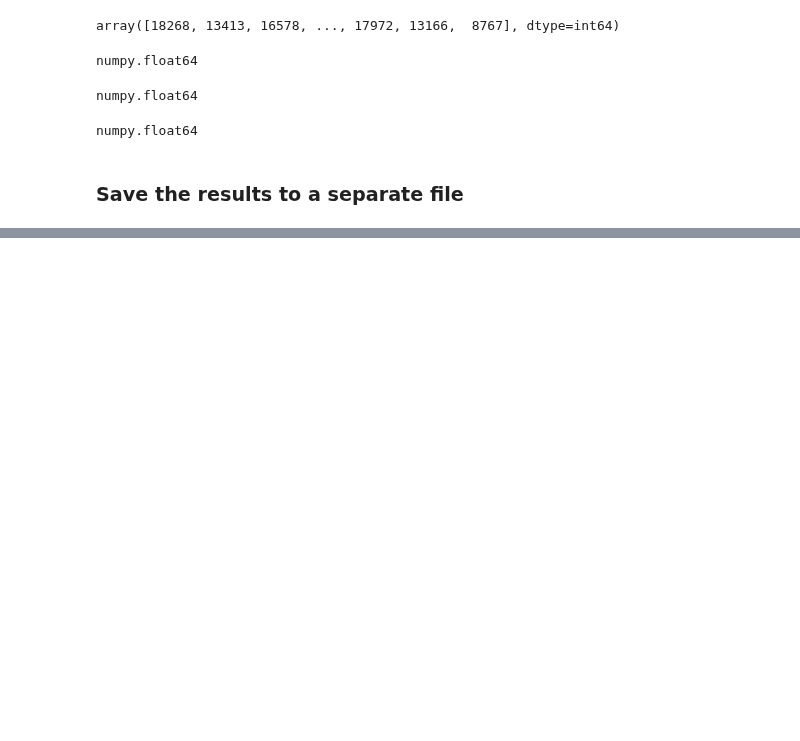
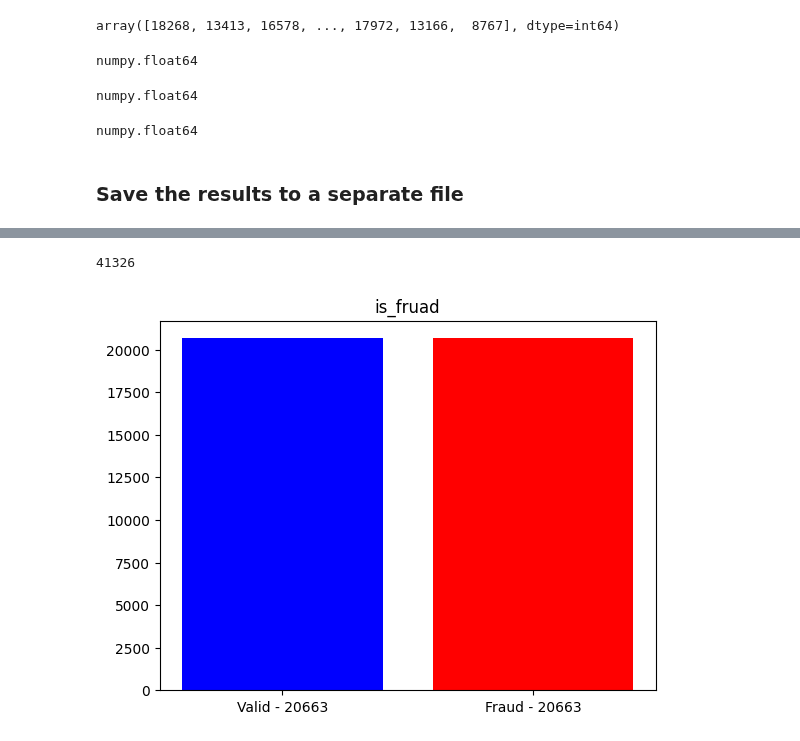
Before and after one commit to Mykhailo20/DS_Bootcamp_2023, a Jupyter notebook: Homework_8/Analysis/Data_Analysis.ipynb, the cells around one changed output, grey strips where cells are left out. Cells and saved outputs as stored; diff of their text form; code cells hidden in the pictures; blank space fills up the shorter version.

Commit message:
Homework_8: Balance the dataset and check the results

```diff
--- a/Homework_8/Analysis/Data_Analysis.ipynb
+++ b/Homework_8/Analysis/Data_Analysis.ipynb
@@ -779,0 +764,3 @@ test_train_df[['TransactionID', 'isFraud', 'TransactionDT', 'ProductCD', 'card1'
+# %%
+df = pd.read_csv('data/final_data/numerical_train.csv')
+df.head()
@@ -779,0 +798,29 @@ test_train_df[['TransactionID', 'isFraud', 'TransactionDT', 'ProductCD', 'card1'
+# %%
+# Assuming you have a DataFrame named 'df' with a target column 'target' (0 or 1)
+# Split the dataset into majority and minority classes
+majority_class = df[df['isFraud'] == 0]
+minority_class = df[df['isFraud'] == 1]
+
+# Downsample the majority class to match the size of the minority class
+majority_downsampled = resample(majority_class, replace=False, n_samples=len(minority_class), random_state=42)
+
+# Combine the downsampled majority class with the minority class to create a balanced dataset
+df = pd.concat([minority_class, majority_downsampled])
+len(df)
+# %% [output]
+41326
+# %%
+plt.rcdefaults()
+# obtain ground truth from train column
+is_fraud = df['isFraud'].values
+
+# get counts of fruad and not fruad
+__num_valid = np.sum(is_fraud == 0)
+__num_fraud = is_fraud.size - __num_valid
+
+plt.bar([0, 1], [__num_valid, __num_fraud], color=['blue', 'red'], tick_label=[f"Valid - {__num_valid}", f"Fraud - {__num_fraud}"])
+plt.title('is_fruad')
+plt.savefig('graphs/train_barplot_after_balancing.png')
+plt.show()
+# %% [output]
+[figure, added]
```
Also changed, not shown: parts of 9 cells of this notebook.
